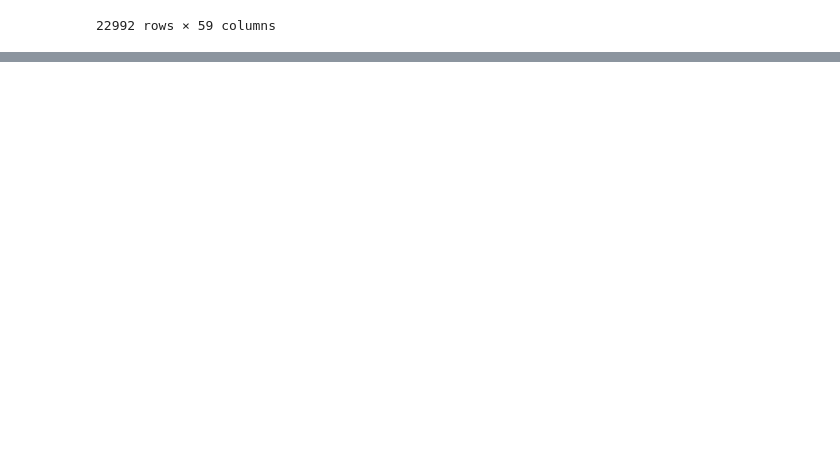
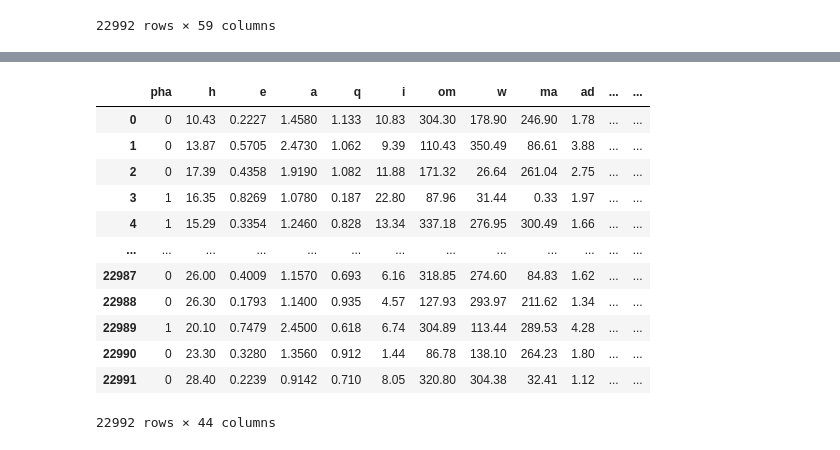
Before and after one commit to AleeAlette1/NEOs_Project, a Jupyter notebook: FJ_ML2_RandomForest.ipynb, the cells around one changed output, grey strips where cells are left out. Saved outputs shown, nothing was run; the diff lists cells and outputs as text; code cells hidden in the pictures; blank space fills up the shorter version.

```diff
--- a/FJ_ML2_RandomForest.ipynb
+++ b/FJ_ML2_RandomForest.ipynb
@@ -200,0 +104,4 @@ neo_cad_stats_df.head()
+# %%
+# Drop the null columns where all values are null
+neo_cad_stat_df = neo_cad_stat_df.dropna(axis='columns', how='all')
+neo_cad_stat_df
@@ -200,0 +143,4 @@ neo_cad_stats_df.head()
+# %%
+# deleting "h_sigma" column since it contains manu null values
+neo_cad_stat_df = neo_cad_stat_df.drop(columns =['h_sigma'] ,axis=1)
+neo_cad_stat_df
@@ -200,0 +161,4 @@ neo_cad_stats_df.head()
+# %%
+#filling the null values with 0 in preperation of our data for ML
+neo_cad_stat_df= neo_cad_stat_df.fillna(value =0)
+neo_cad_stat_df.info()
@@ -200,0 +183,10 @@ neo_cad_stats_df.head()
+# %%
+# transform pha to 1 or 0 from object variables of Yes and No
+def change(type):
+    if type == "Y":
+        return 1
+    else:
+        return 0
+
+neo_cad_stat_df["pha"] = neo_cad_stat_df["pha"].apply(change)
+neo_cad_stat_df.head()
@@ -200,0 +201,19 @@ neo_cad_stats_df.head()
+# %%
+# deleting unnessacary string columns for preparation of Machine Learning
+neo_cad_stat_df = neo_cad_stat_df.drop(columns =['spkid','full_name','epoch.cal','n_obs_used','pdes', 'des','orbit_id','producer',
+                                                'epoch','epoch.mjd','last_obs','first_obs','tp','tp_cal'] ,axis=1)
+neo_cad_stat_df
+# %% [output]
+|  | pha | h | e | a | q | i | om | w | ma | ad | ... | ... |
+| 0 | 0 | 10.43 | 0.2227 | 1.4580 | 1.133 | 10.83 | 304.30 | 178.90 | 246.90 | 1.78 | ... | ... |
+| 1 | 0 | 13.87 | 0.5705 | 2.4730 | 1.062 | 9.39 | 110.43 | 350.49 | 86.61 | 3.88 | ... | ... |
+| 2 | 0 | 17.39 | 0.4358 | 1.9190 | 1.082 | 11.88 | 171.32 | 26.64 | 261.04 | 2.75 | ... | ... |
+| 3 | 1 | 16.35 | 0.8269 | 1.0780 | 0.187 | 22.80 | 87.96 | 31.44 | 0.33 | 1.97 | ... | ... |
+| 4 | 1 | 15.29 | 0.3354 | 1.2460 | 0.828 | 13.34 | 337.18 | 276.95 | 300.49 | 1.66 | ... | ... |
+| ... | ... | ... | ... | ... | ... | ... | ... | ... | ... | ... | ... | ... |
+| 22987 | 0 | 26.00 | 0.4009 | 1.1570 | 0.693 | 6.16 | 318.85 | 274.60 | 84.83 | 1.62 | ... | ... |
+| 22988 | 0 | 26.30 | 0.1793 | 1.1400 | 0.935 | 4.57 | 127.93 | 293.97 | 211.62 | 1.34 | ... | ... |
+| 22989 | 1 | 20.10 | 0.7479 | 2.4500 | 0.618 | 6.74 | 304.89 | 113.44 | 289.53 | 4.28 | ... | ... |
+| 22990 | 0 | 23.30 | 0.3280 | 1.3560 | 0.912 | 1.44 | 86.78 | 138.10 | 264.23 | 1.80 | ... | ... |
+| 22991 | 0 | 28.40 | 0.2239 | 0.9142 | 0.710 | 8.05 | 320.80 | 304.38 | 32.41 | 1.12 | ... | ... |
+22992 rows × 44 columns
```
Also changed, not shown: parts of 22 cells of this notebook.
